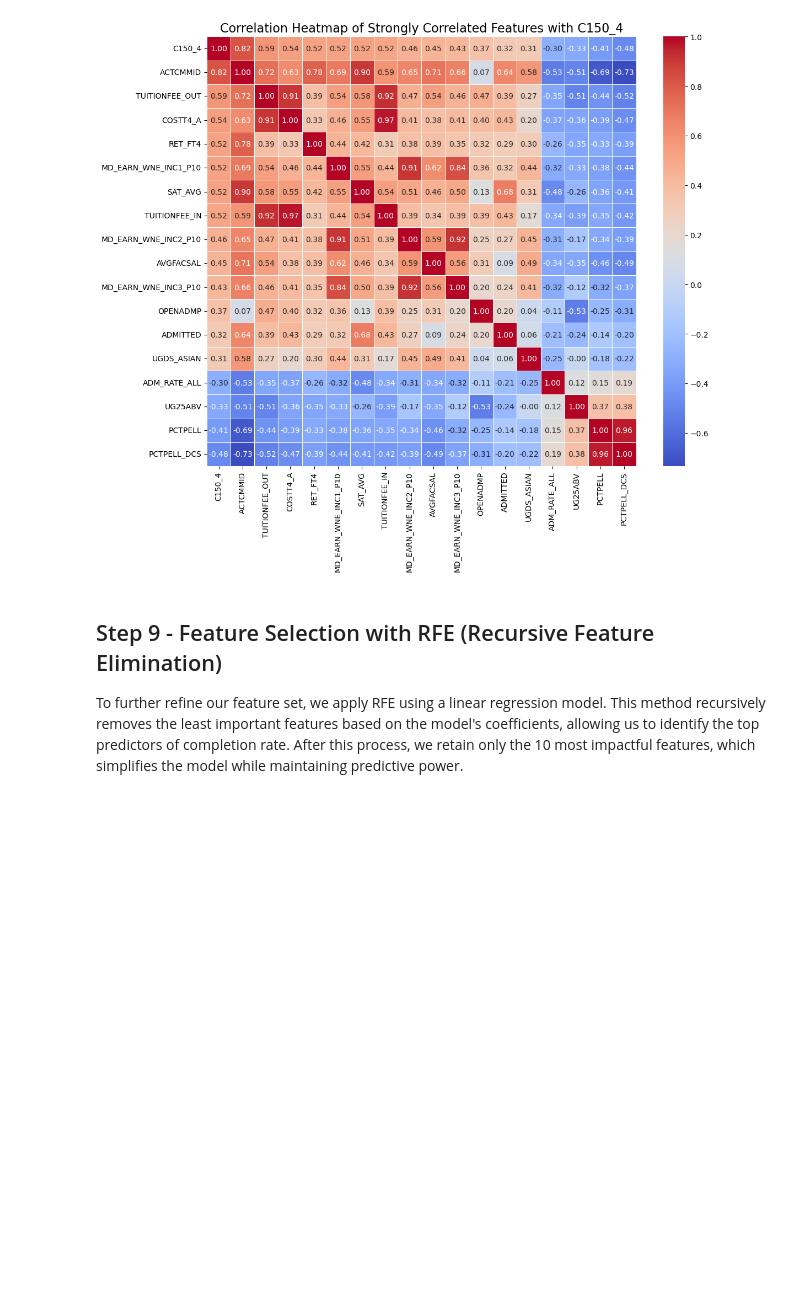
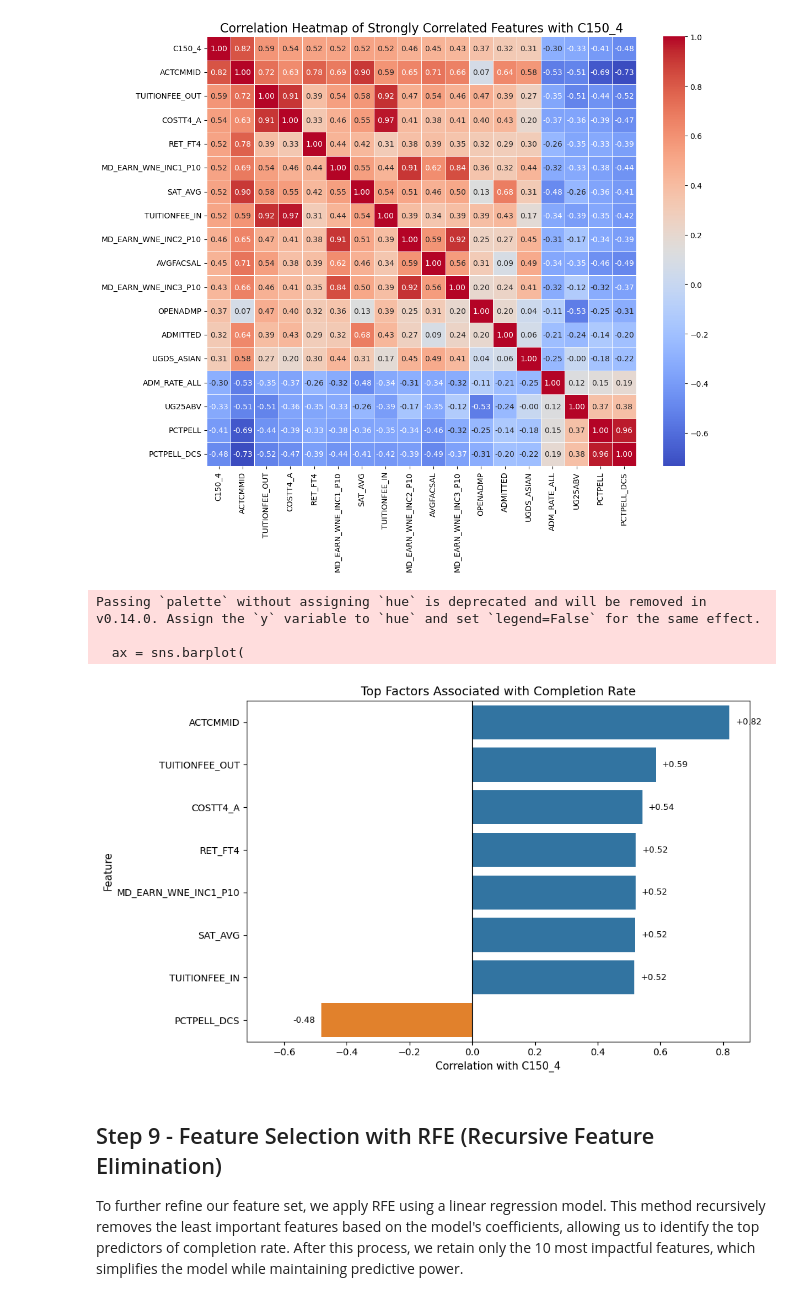
Before and after one commit to Connerj1234/4780-Project, a Jupyter notebook: preprocessing copy.ipynb, the cells around one changed output. Saved outputs shown, nothing was run; the diff lists cells and outputs as text; code cells hidden in the pictures; blank space fills up the shorter version.

```diff
--- a/preprocessing copy.ipynb
+++ b/preprocessing copy.ipynb
@@ -9,7 +9,7 @@ import pandas as pd
 import seaborn as sns
 import matplotlib.pyplot as plt
 
-df = pd.read_csv("raw_dataset.csv", low_memory=False)
+df = pd.read_csv("./raw_dataset.csv", low_memory=False)
 # %%
 df.head()
 df.info()
@@ -438,6 +438,55 @@ plt.tight_layout()
 plt.show()
 # %% [output]
 [figure]
+# %%
+import matplotlib.pyplot as plt
+import seaborn as sns
+
+corr_series = strong_corr_features.drop('C150_4', errors='ignore')
+
+# Grab the 8 strongest correlations with C150_4
+top_corr = corr_series.loc[
+    corr_series.abs().sort_values(ascending=False).head(8).index
+]
+
+bar_colors = ['#1f77b4' if v > 0 else '#ff7f0e' for v in top_corr]
+
+plt.figure(figsize=(10, 6))
+ax = sns.barplot(
+    x=top_corr.values,
+    y=top_corr.index,
+    palette=bar_colors
+)
+plt.axvline(0, color='black', linewidth=0.8)
+plt.xlabel('Correlation with C150_4', fontsize=11)
+plt.ylabel('Feature', fontsize=11)
+plt.title('Top Factors Associated with Completion Rate', fontsize=13)
+
+max_abs_corr = max(abs(top_corr.min()), abs(top_corr.max()))
+buffer = 0.1
+
+ax.set_xlim(-max_abs_corr + buffer)
+
+# Annotate each bar with its value
+for p, v in zip(ax.patches, top_corr.values):
+    width = p.get_width()
+    offset = 0.02 if width > 0 else -0.02
+    ax.text(
+        width + offset,
+        p.get_y() + p.get_height() / 2,
+        f'{v:+.2f}',
+        va='center',
+        ha='left' if width > 0 else 'right',
+        fontsize=9
+    )
+
+plt.tight_layout()
+plt.show()
+# %% [output]
+Passing `palette` without assigning `hue` is deprecated and will be removed in v0.14.0. Assign the `y` variable to `hue` and set `legend=False` for the same effect.
+
+  ax = sns.barplot(
+[figure, added]
 # %% [markdown]
 ## Step 9 - Feature Selection with RFE (Recursive Feature Elimination)
 To further refine our feature set, we apply RFE using a linear regression model. This method recursively removes the least important features based on the model's coefficients, allowing us to identify the top predictors of completion rate. After this process, we retain only the 10 most impactful features, which simplifies the model while maintaining predictive power.
```
Also changed, not shown: 1 other file.
